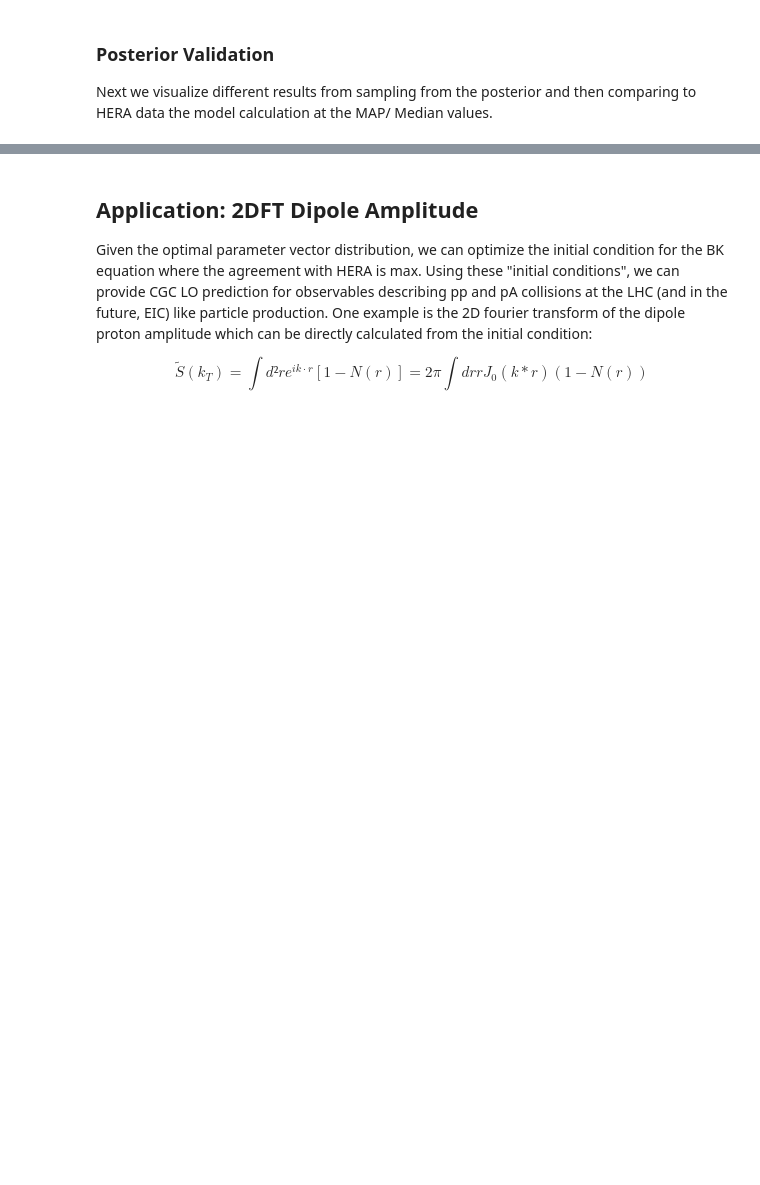
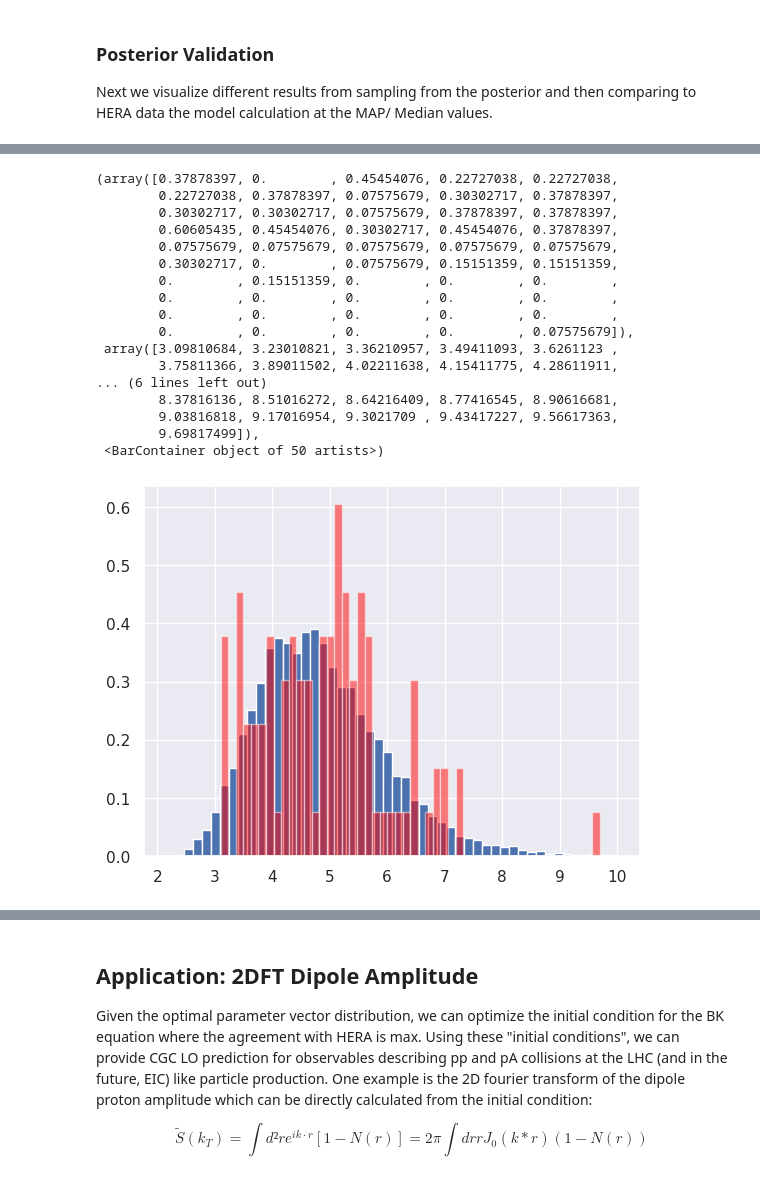
Before and after one commit to camcasuga/BayesianBK_results, a Jupyter notebook: analysis.ipynb, the cells around one changed output, grey strips where cells are left out. Drawn from its saved outputs; the diff is of its cells as text; code cells hidden in the pictures; blank space fills up the shorter version.

```diff
--- a/analysis.ipynb
+++ b/analysis.ipynb
@@ -141 +148,23 @@ Reshape your data either using array.reshape(-1, 1) if your data has a single fe
+# %%
+plt.hist(posterior_parameters_all[:,3], bins = 50, density = True)
+plt.hist(theta_post[:,3], bins = 50, density = True, alpha = 0.5, color="red")
+# %% [output]
+(array([0.37878397, 0.        , 0.45454076, 0.22727038, 0.22727038,
+        0.22727038, 0.37878397, 0.07575679, 0.30302717, 0.37878397,
+        0.30302717, 0.30302717, 0.07575679, 0.37878397, 0.37878397,
+        0.60605435, 0.45454076, 0.30302717, 0.45454076, 0.37878397,
+        0.07575679, 0.07575679, 0.07575679, 0.07575679, 0.07575679,
+        0.30302717, 0.        , 0.07575679, 0.15151359, 0.15151359,
+        0.        , 0.15151359, 0.        , 0.        , 0.        ,
+        0.        , 0.        , 0.        , 0.        , 0.        ,
+        0.        , 0.        , 0.        , 0.        , 0.        ,
+        0.        , 0.        , 0.        , 0.        , 0.07575679]),
+ array([3.09810684, 3.23010821, 3.36210957, 3.49411093, 3.6261123 ,
+        3.75811366, 3.89011502, 4.02211638, 4.15411775, 4.28611911,
+... (6 lines left out)
+        8.37816136, 8.51016272, 8.64216409, 8.77416545, 8.90616681,
+        9.03816818, 9.17016954, 9.3021709 , 9.43417227, 9.56617363,
+        9.69817499]),
+ <BarContainer object of 50 artists>)
+[figure, added]
 # %%
```
Also changed, not shown: parts of 16 cells of this notebook, 3 other files.
